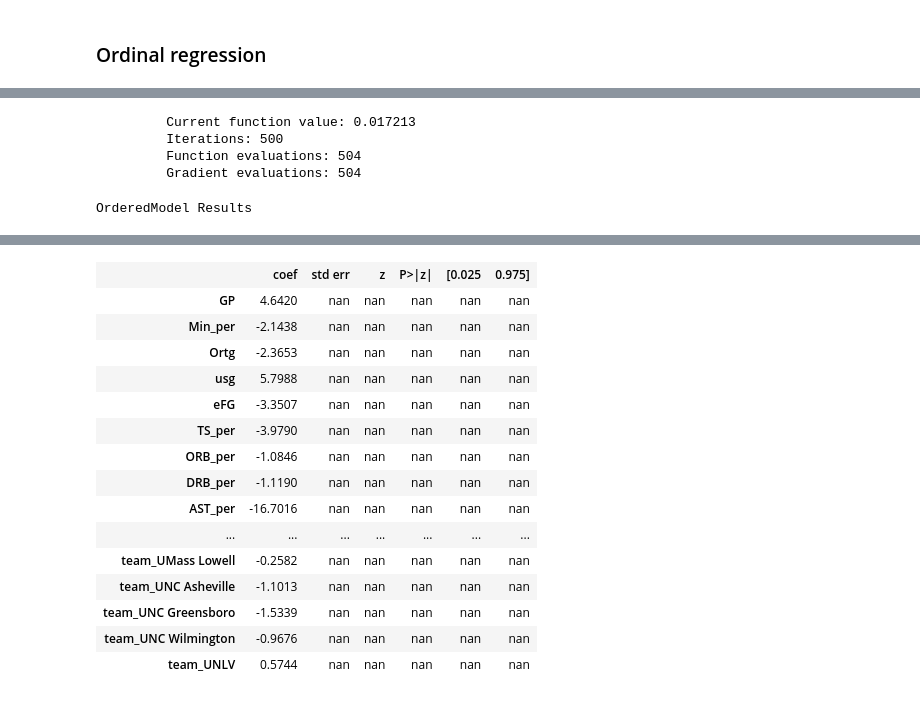
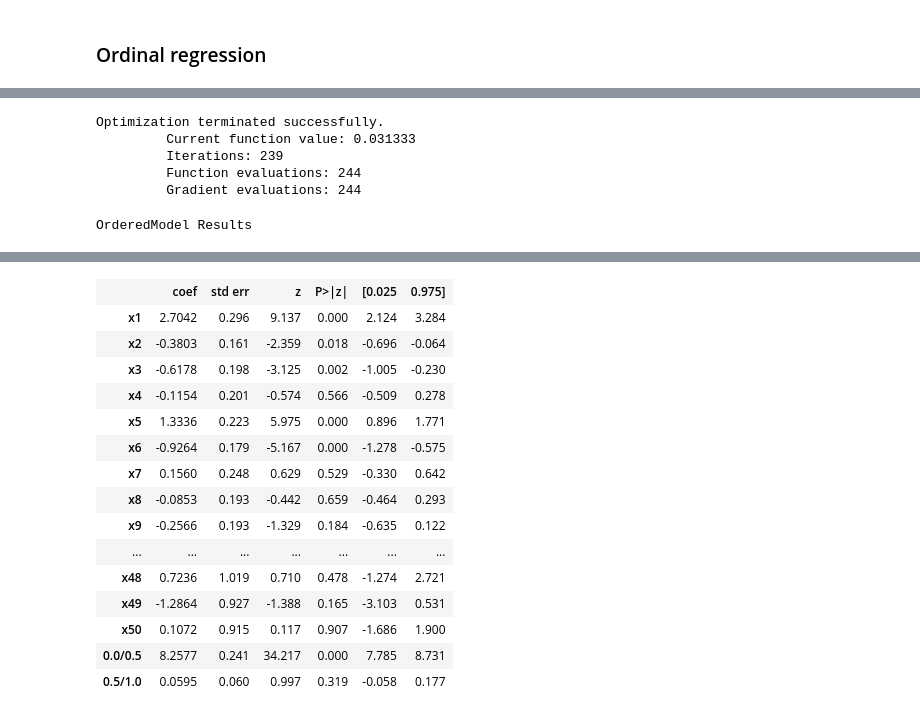
Before and after one commit to giorgiodemarchi/Draft-Player-Prediction-AdvancedAnalyticsEdge, a Jupyter notebook: XGBoost_OrdinalRegression.ipynb, the cells around one changed output, grey strips where cells are left out. Drawn from its saved outputs; the diff is of its cells as text; code cells hidden in the pictures.

```diff
--- a/XGBoost_OrdinalRegression.ipynb
+++ b/XGBoost_OrdinalRegression.ipynb
@@ -610,0 +693,30 @@ Name: count, dtype: int64
+# %%
+df.drop(["first_round_drafted", "second_round_drafted"], axis=1, inplace=True)
+df_2021.drop(["first_round_drafted", "second_round_drafted"], axis=1, inplace=True)
+# %%
+from sklearn.model_selection import train_test_split
+from sklearn.preprocessing import MinMaxScaler
+
+df['round'] = df['round'].replace({1: 2, 2: 1})
+
+scaler = MinMaxScaler()
+
+cols = df.columns.tolist()
+train_df=df
+test_df = df_2021
+
+train_df[cols] = scaler.fit_transform(train_df[cols])
+test_df[cols] = scaler.transform(df_2021[cols])
+
+X_train = train_df.drop(['round'], axis=1)
+y_train = train_df['round']
+
+X_test = test_df.drop(['round'], axis=1)
+y_test = test_df['round']
+
+
+print(X_train.shape)
+print(y_train.shape)
+
+print(X_test.shape)
+print(y_test.shape)
@@ -611,12 +728,19 @@ Name: count, dtype: int64
+# %%
+pca = PCA(n_components=50)
+pca.fit(X_train)
+X_train_reduced = pca.transform(X_train)
+X_test_reduced = pca.transform(X_test)
+# %%
+mod_log = OrderedModel(y_train,
+                        X_train_reduced,
+                        distr='logit')
 # %%
-mod_log = OrderedModel(y_train,
-                        X_train,
-                        distr='logit')
 res_log = mod_log.fit(method='bfgs')
 res_log.summary()
 # %% [output]
-         Current function value: 0.017213
-         Iterations: 500
-         Function evaluations: 504
-         Gradient evaluations: 504
+Optimization terminated successfully.
+         Current function value: 0.031333
+         Iterations: 239
+         Function evaluations: 244
+         Gradient evaluations: 244
 OrderedModel Results
@@ -631,17 +755,17 @@ OrderedModel Results
 |  | coef | std err | z | P>|z| | [0.025 | 0.975] |
-| GP | 4.6420 | nan | nan | nan | nan | nan |
-| Min_per | -2.1438 | nan | nan | nan | nan | nan |
-| Ortg | -2.3653 | nan | nan | nan | nan | nan |
-| usg | 5.7988 | nan | nan | nan | nan | nan |
-| eFG | -3.3507 | nan | nan | nan | nan | nan |
-| TS_per | -3.9790 | nan | nan | nan | nan | nan |
-| ORB_per | -1.0846 | nan | nan | nan | nan | nan |
-| DRB_per | -1.1190 | nan | nan | nan | nan | nan |
-| AST_per | -16.7016 | nan | nan | nan | nan | nan |
+| x1 | 2.7042 | 0.296 | 9.137 | 0.000 | 2.124 | 3.284 |
+| x2 | -0.3803 | 0.161 | -2.359 | 0.018 | -0.696 | -0.064 |
+| x3 | -0.6178 | 0.198 | -3.125 | 0.002 | -1.005 | -0.230 |
+| x4 | -0.1154 | 0.201 | -0.574 | 0.566 | -0.509 | 0.278 |
+| x5 | 1.3336 | 0.223 | 5.975 | 0.000 | 0.896 | 1.771 |
+| x6 | -0.9264 | 0.179 | -5.167 | 0.000 | -1.278 | -0.575 |
+| x7 | 0.1560 | 0.248 | 0.629 | 0.529 | -0.330 | 0.642 |
+| x8 | -0.0853 | 0.193 | -0.442 | 0.659 | -0.464 | 0.293 |
+| x9 | -0.2566 | 0.193 | -1.329 | 0.184 | -0.635 | 0.122 |
 | ... | ... | ... | ... | ... | ... | ... |
-| team_UMass Lowell | -0.2582 | nan | nan | nan | nan | nan |
-| team_UNC Asheville | -1.1013 | nan | nan | nan | nan | nan |
-| team_UNC Greensboro | -1.5339 | nan | nan | nan | nan | nan |
-| team_UNC Wilmington | -0.9676 | nan | nan | nan | nan | nan |
-| team_UNLV | 0.5744 | nan | nan | nan | nan | nan |
+| x48 | 0.7236 | 1.019 | 0.710 | 0.478 | -1.274 | 2.721 |
+| x49 | -1.2864 | 0.927 | -1.388 | 0.165 | -3.103 | 0.531 |
+| x50 | 0.1072 | 0.915 | 0.117 | 0.907 | -1.686 | 1.900 |
+| 0.0/0.5 | 8.2577 | 0.241 | 34.217 | 0.000 | 7.785 | 8.731 |
+| 0.5/1.0 | 0.0595 | 0.060 | 0.997 | 0.319 | -0.058 | 0.177 |
 # %%
```
Also changed, not shown: parts of 24 cells of this notebook, 1 other file.
